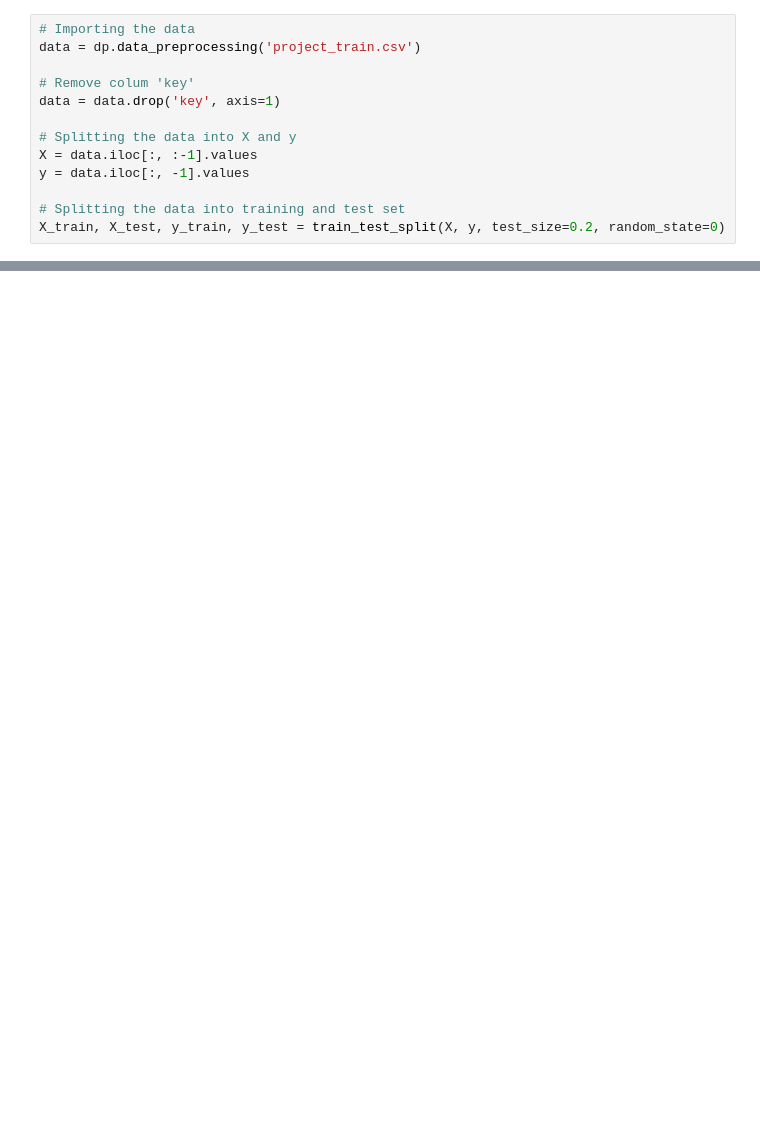
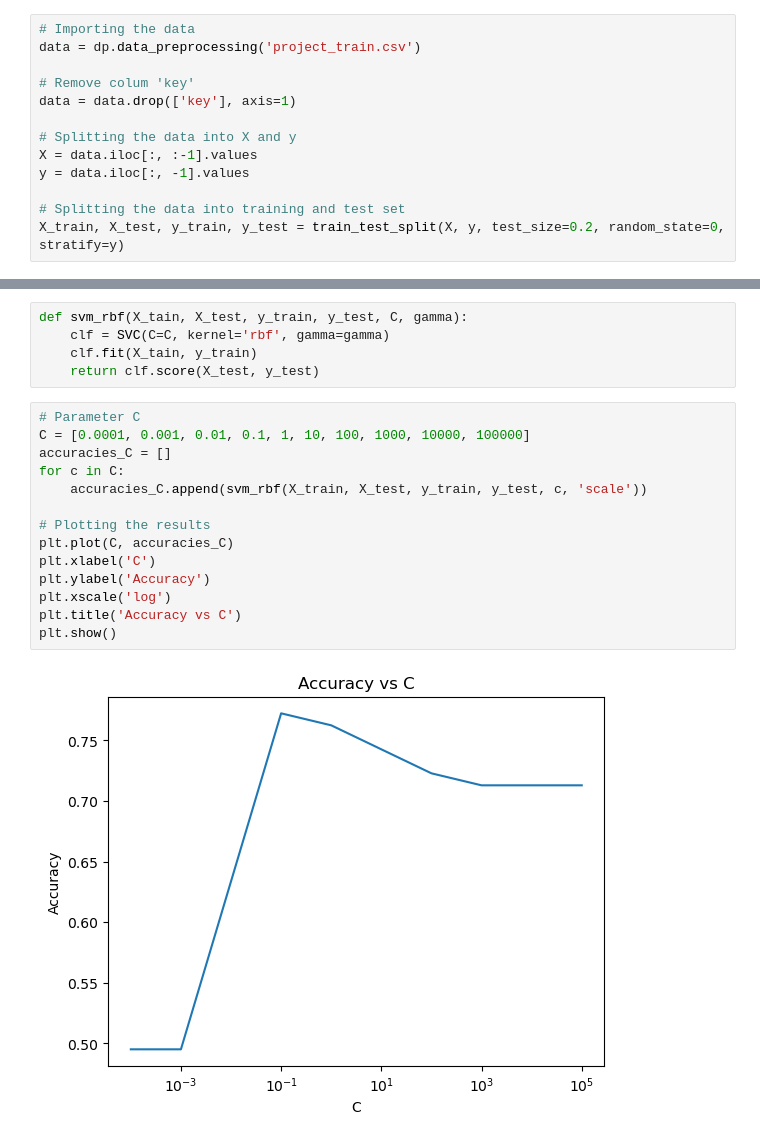
Before and after one commit to FisherMoon25/Music_Classification, a Jupyter notebook: svm.ipynb, the cells around one changed output, grey strips where cells are left out. Cells and saved outputs as stored; diff of their text form; blank space fills up the shorter version.

```diff
--- a/svm.ipynb
+++ b/svm.ipynb
@@ -18,11 +13,11 @@ from sklearn.model_selection import GridSearchCV
 data = dp.data_preprocessing('project_train.csv')
 
 # Remove colum 'key'
-data = data.drop('key', axis=1)
+data = data.drop(['key'], axis=1)
 
 # Splitting the data into X and y
 X = data.iloc[:, :-1].values
 y = data.iloc[:, -1].values
 
 # Splitting the data into training and test set
-X_train, X_test, y_train, y_test = train_test_split(X, y, test_size=0.2, random_state=0)
+X_train, X_test, y_train, y_test = train_test_split(X, y, test_size=0.2, random_state=0, stratify=y)
@@ -136,0 +28,21 @@ print(accuracy)
+# %%
+def svm_rbf(X_tain, X_test, y_train, y_test, C, gamma):
+    clf = SVC(C=C, kernel='rbf', gamma=gamma)
+    clf.fit(X_tain, y_train)
+    return clf.score(X_test, y_test)
+# %%
+# Parameter C
+C = [0.0001, 0.001, 0.01, 0.1, 1, 10, 100, 1000, 10000, 100000]
+accuracies_C = []
+for c in C:
+    accuracies_C.append(svm_rbf(X_train, X_test, y_train, y_test, c, 'scale'))
+
+# Plotting the results
+plt.plot(C, accuracies_C)
+plt.xlabel('C')
+plt.ylabel('Accuracy')
+plt.xscale('log')
+plt.title('Accuracy vs C')
+plt.show()
+# %% [output]
+[figure, added]
```
Also changed, not shown: parts of 30 cells of this notebook.
